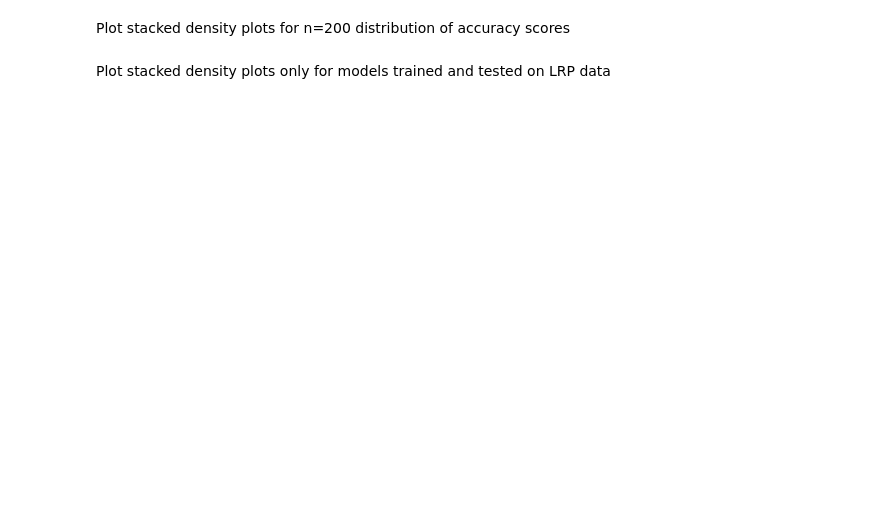
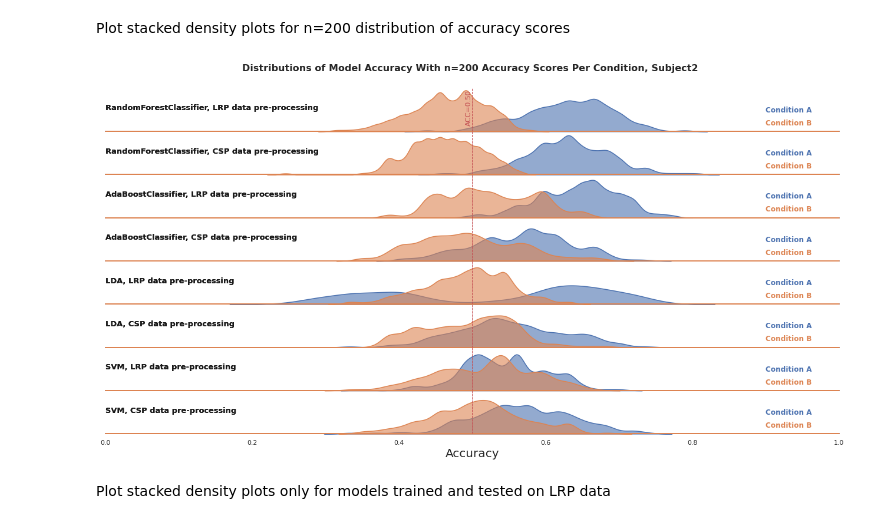
Before and after one commit to brisenodaniel/DataMiningGroupProject, a Jupyter notebook: src/HyperparameterTuningModelSelection.ipynb, the cells around one changed output. Saved outputs shown, nothing was run; the diff lists cells and outputs as text; code cells hidden in the pictures; blank space fills up the shorter version.

```diff
--- a/src/HyperparameterTuningModelSelection.ipynb
+++ b/src/HyperparameterTuningModelSelection.ipynb
@@ -1057,7 +1105,9 @@ make_barplt(tuned_clfs_s2, subject_number=2, plot_name='ModelAccuracyCV_s2_brplt
 # %% [markdown]
 Plot stacked density plots for n=200 distribution of accuracy scores
 # %%
-make_overlapping_density(tuned_clfs_s2, subject_number=2, plot_name='ModelAccuracyDist_s2_densityplt')
+make_overlapping_density(tuned_clfs_s2, subject_number=2, plot_name='ModelAccuracyDist_s2_35HzLowpassFilter_densityplt')
+# %% [output]
+[figure, added]
 # %% [markdown]
 Plot stacked density plots only for models trained and tested on LRP data
 # %%
```
Also changed, not shown: parts of 9 cells of this notebook, 20 other files.
